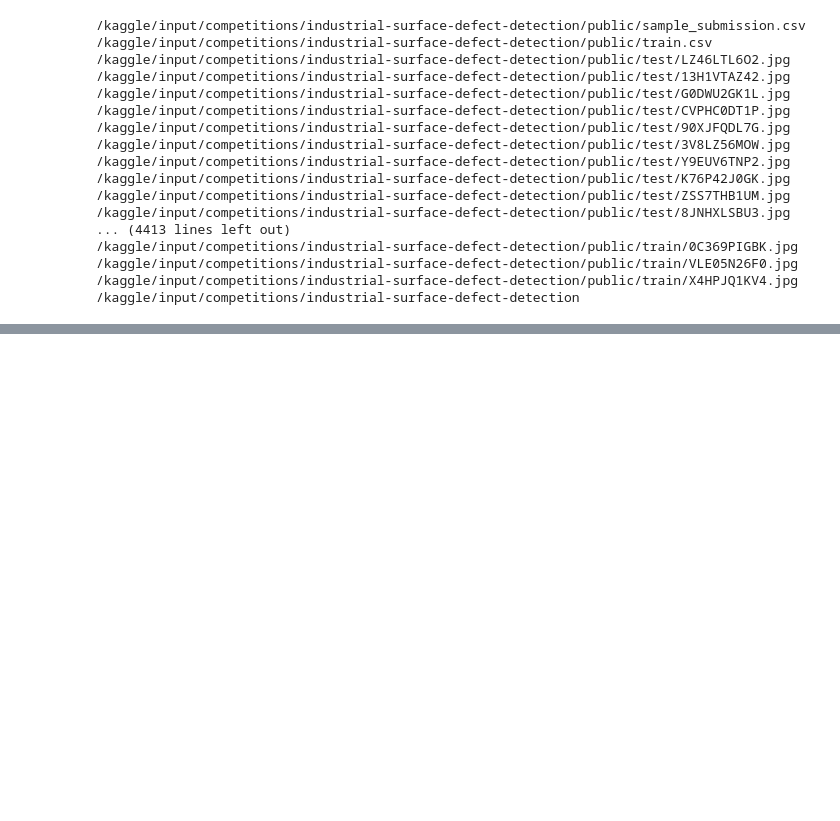
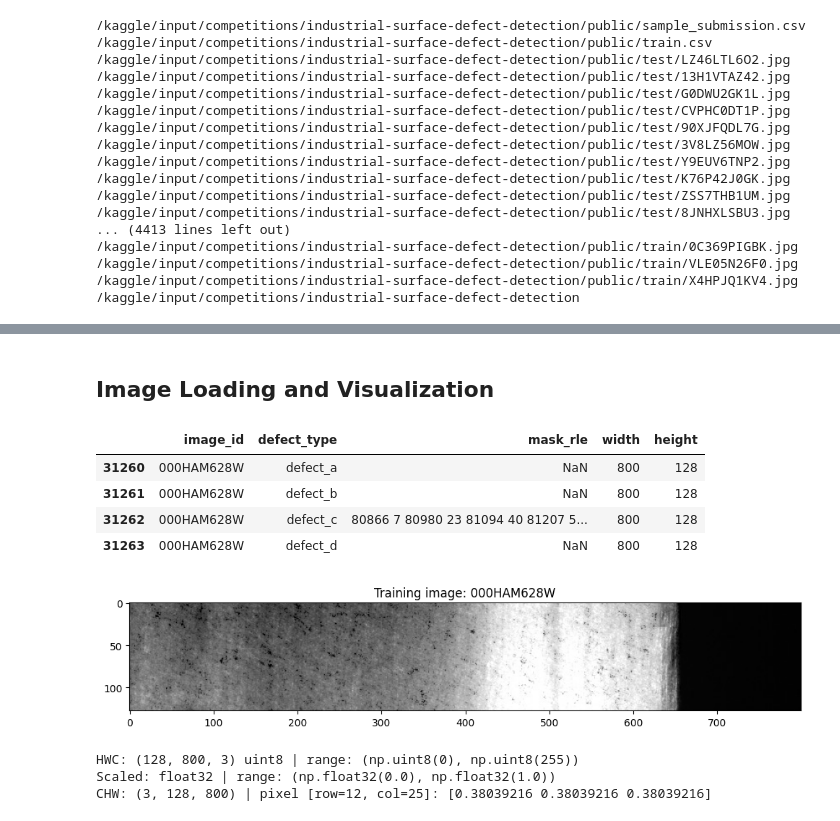
Before and after one commit to 23f2002932/23f2002932, a Jupyter notebook: dl-23f2002932-notebook-t32026.ipynb, the cells around one changed output, grey strips where cells are left out. Cells and saved outputs as stored; diff of their text form; code cells hidden in the pictures; blank space fills up the shorter version.

```diff
--- a/dl-23f2002932-notebook-t32026.ipynb
+++ b/dl-23f2002932-notebook-t32026.ipynb
@@ -930,0 +182,45 @@ Non-empty masks: 0
+# %% [markdown]
+## Image Loading and Visualization
+# %%
+# get image paths and load one image
+image_paths = sorted(train_dir.glob('*.jpg'))
+image1_path = image_paths[0]
+image1_id = image1_path.stem
+pil_image = Image.open(image1_path).convert('RGB')
+
+# display annotations for this image
+image1_data = df[df["image_id"] == image1_id]
+display(image1_data)
+
+# read and display the image
+img_bgr = cv2.imread(str(train_dir / f"{image1_id}.jpg"))
+image1  = cv2.cvtColor(img_bgr, cv2.COLOR_BGR2RGB)
+
+plt.figure(figsize=(12,10))
+plt.imshow(image1)
+plt.title(f"Training image: {image1_id}")
+plt.show()
+# %% [output]
+|  | image_id | defect_type | mask_rle | width | height |
+| 31260 | 000HAM628W | defect_a | NaN | 800 | 128 |
+| 31261 | 000HAM628W | defect_b | NaN | 800 | 128 |
+| 31262 | 000HAM628W | defect_c | 80866 7 80980 23 81094 40 81207 5... | 800 | 128 |
+| 31263 | 000HAM628W | defect_d | NaN | 800 | 128 |
+[figure, added]
+# %%
+# HWC format
+image_hwc = np.asarray(pil_image)
+
+# scale pixel values from 0-255 to 0-1
+image_scaled = image_hwc.astype(np.float32) / 255.0
+
+# CHW format
+image_chw = image_scaled.transpose(2, 0, 1)
+
+print("HWC:", image_hwc.shape, image_hwc.dtype, "| range:", (image_hwc.min(), image_hwc.max()))
+print("Scaled:", image_scaled.dtype, "| range:", (image_scaled.min(), image_scaled.max()))
+print("CHW:", image_chw.shape, "| pixel [row=12, col=25]:", image_chw[:, 12, 25])
+# %% [output]
+HWC: (128, 800, 3) uint8 | range: (np.uint8(0), np.uint8(255))
+Scaled: float32 | range: (np.float32(0.0), np.float32(1.0))
+CHW: (3, 128, 800) | pixel [row=12, col=25]: [0.38039216 0.38039216 0.38039216]
```
Also changed, not shown: parts of 120 cells of this notebook.
